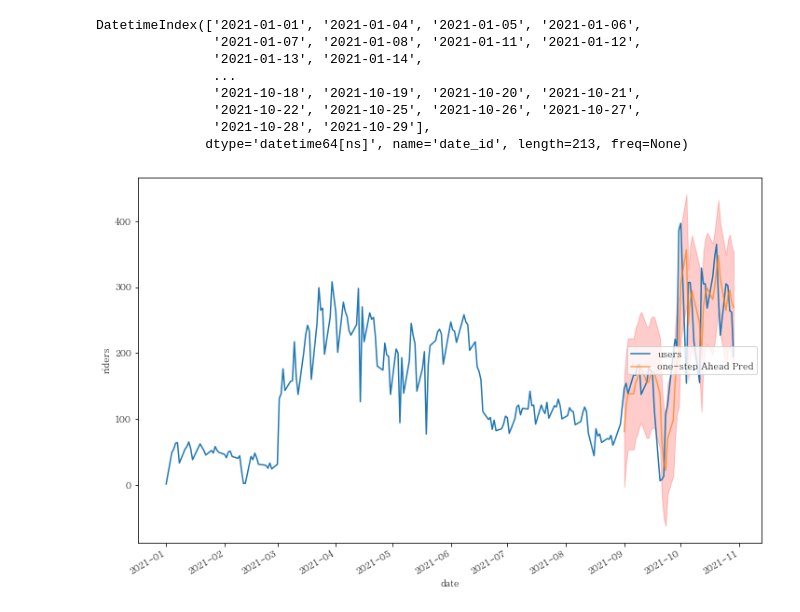
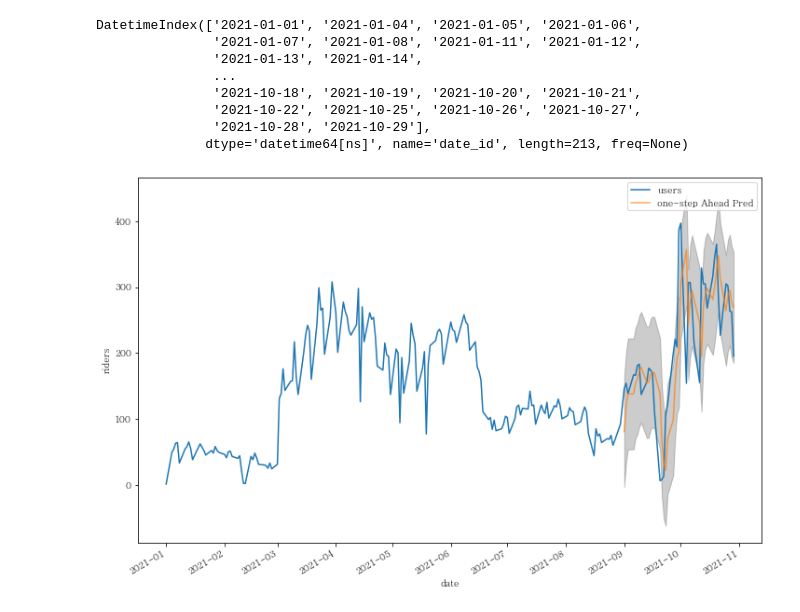
Before and after one commit to Cycrypto/Python-Sandol-analsys, a Jupyter notebook: anal_user.ipynb, the cells around one changed output. Saved outputs shown, nothing was run; the diff lists cells and outputs as text; code cells hidden in the pictures.

```diff
--- a/anal_user.ipynb
+++ b/anal_user.ipynb
@@ -287,19 +287,19 @@ DatetimeIndex(['2021-01-01', '2021-01-04', '2021-01-05', '2021-01-06',
 # %%
 ax = ts['2021-01':].plot(label='Observed', figsize=(12, 8))
 pred.predicted_mean.plot(ax=ax,
                          label="one-step Ahead Pred",
                          alpha=.7)
 ax.fill_between(
     pred_ci.index,
     pred_ci['lower users'],
     pred_ci['upper users'],
-    color='',
+    color='k',
     alpha=.2
 )
 
 ax.set_xlabel('date')
 ax.set_ylabel('riders')
-plt.legend(loc=5)
+plt.legend()
 plt.show()
 # %% [output]
-[figure, old version]
+[figure, new version]
```
Also changed, not shown: parts of 6 cells of this notebook.
